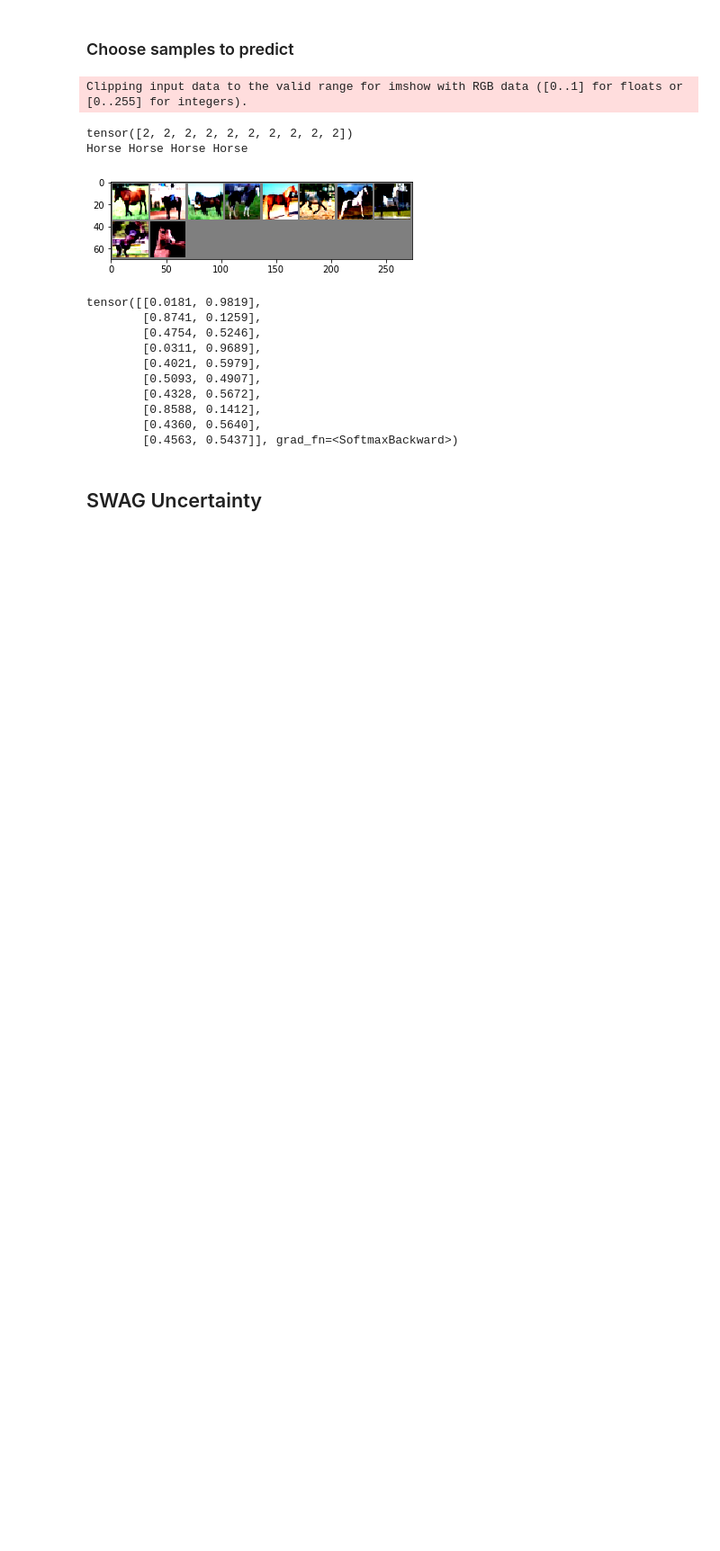
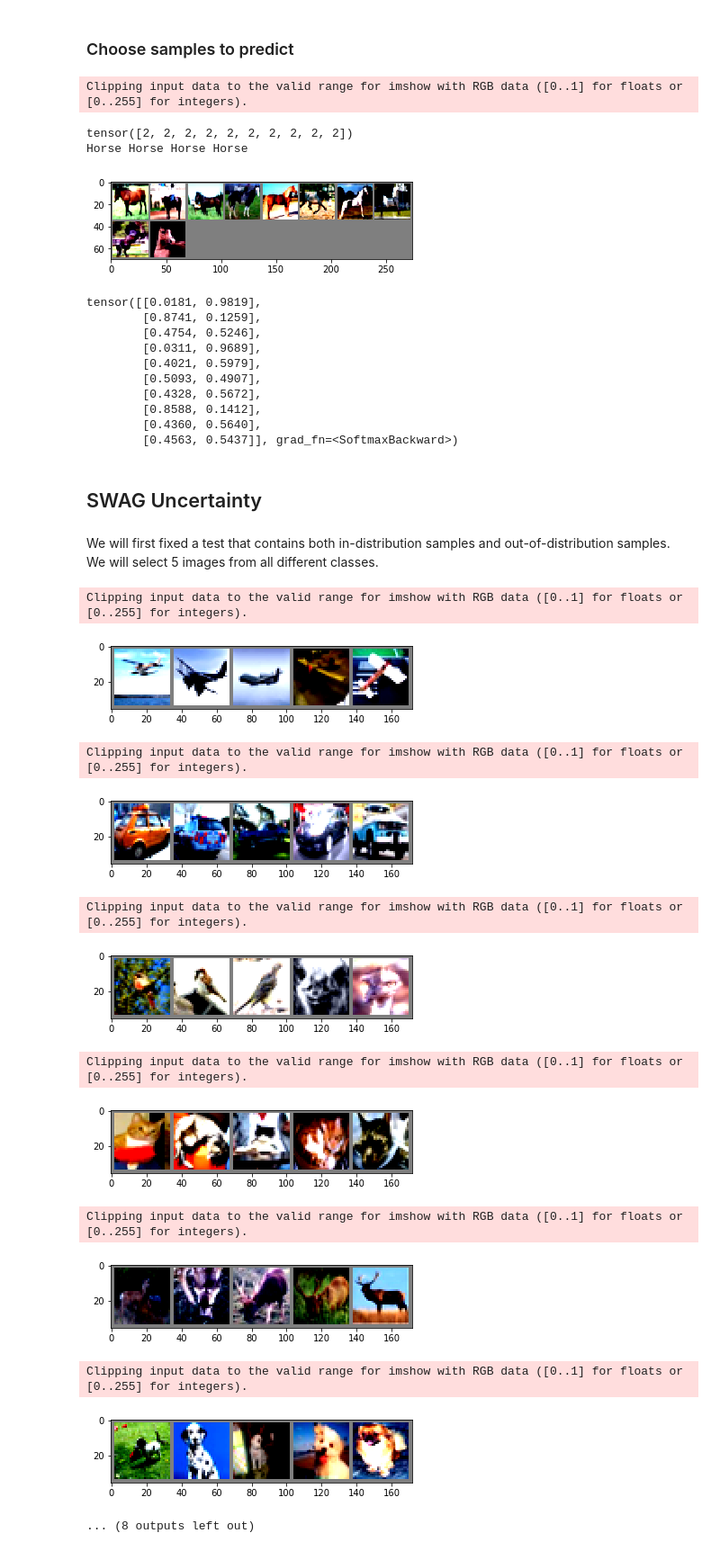
Before and after one commit to zihaoxu/swag_uncertainty, a Jupyter notebook: code/04_swag_cifar10.ipynb, the cells around one changed output. Shown at 90% size. Cells and saved outputs as stored; diff of their text form; code cells hidden in the pictures; blank space fills up the shorter version.

```diff
--- a/code/04_swag_cifar10.ipynb
+++ b/code/04_swag_cifar10.ipynb
@@ -710,3 +710,43 @@ tensor([[0.0181, 0.9819],
         [0.4563, 0.5437]], grad_fn=<SoftmaxBackward>)
 # %% [markdown]
 ## SWAG Uncertainty
+# %% [markdown]
+We will first fixed a test that contains both in-distribution samples and out-of-distribution samples. We will select 5 images from all different classes.
+# %%
+# Fixed a test
+classes = ('plane', 'car', 'bird', 'cat',
+           'deer', 'dog', 'frog', 'horse', 'ship', 'truck')
+images_ls = {}
+label_ls = {}
+for i in classes:
+    testset  = \
+        DatasetMaker(
+            [get_class_i(x_test , y_test , classDict[i])],
+            transform_no_aug
+        )
+
+    kwargs = {'num_workers': 2, 'pin_memory': False}
+
+    # Create datasetLoaders from trainset and testset
+    testsetLoader    = DataLoader(testset , batch_size=5, shuffle=True, **kwargs)
+    dataiter = iter(testsetLoader)
+    images, labels = dataiter.next()
+    images_ls[i] = images
+    label_ls[i] = labels
+# %%
+for i in classes:
+    imshow(torchvision.utils.make_grid(images_ls[i]))
+# %% [output]
+Clipping input data to the valid range for imshow with RGB data ([0..1] for floats or [0..255] for integers).
+[figure, added]
+Clipping input data to the valid range for imshow with RGB data ([0..1] for floats or [0..255] for integers).
+[figure, added]
+Clipping input data to the valid range for imshow with RGB data ([0..1] for floats or [0..255] for integers).
+[figure, added]
+Clipping input data to the valid range for imshow with RGB data ([0..1] for floats or [0..255] for integers).
+[figure, added]
+Clipping input data to the valid range for imshow with RGB data ([0..1] for floats or [0..255] for integers).
+[figure, added]
+Clipping input data to the valid range for imshow with RGB data ([0..1] for floats or [0..255] for integers).
+[figure, added]
+... (8 outputs left out)
```
Also changed, not shown: parts of 5 cells of this notebook, 1 other file.
